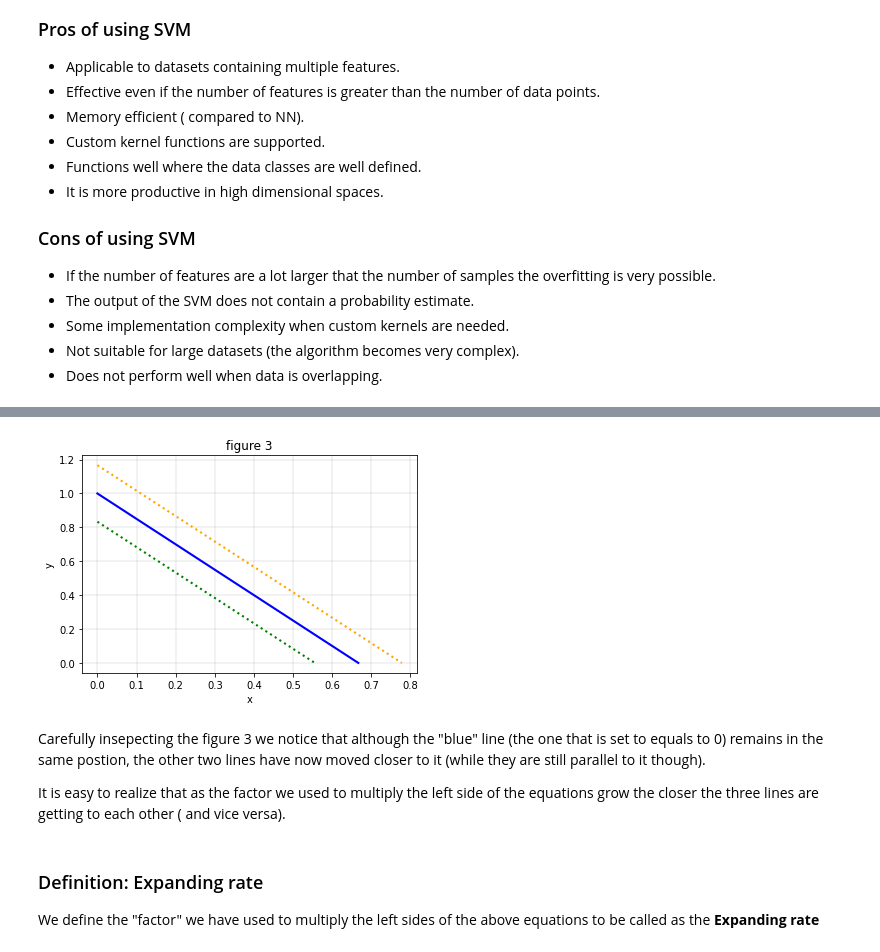
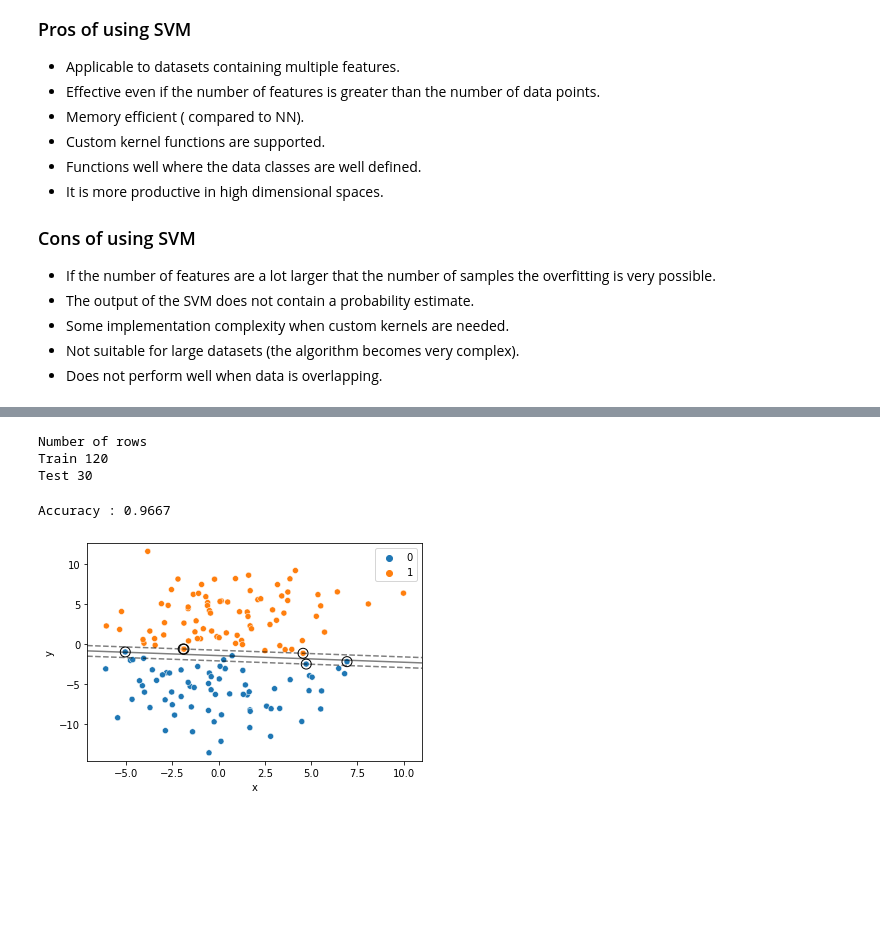
Before and after one commit to codingismycraft/ML_Introduction, a Jupyter notebook: notebooks/05-00.1-intro-support-vector-machine.ipynb, the cells around one changed output, grey strips where cells are left out. Drawn from its saved outputs; the diff is of its cells as text; code cells hidden in the pictures; blank space fills up the shorter version.

```diff
--- a/notebooks/05-00.1-intro-support-vector-machine.ipynb
+++ b/notebooks/05-00.1-intro-support-vector-machine.ipynb
@@ -134,21 +105,50 @@ as follows:
-# %%
-a, b, c = 3*3, 3*2, 3*-2
-plot_line(a=a, b=b, c=c, d = 0, color="blue", linestyle='solid', linewidth=2.1 )
-plot_line(a=a, b=b, c=c, d = -1, color="green", linestyle='dotted', linewidth=2.1 )
-plot_line(a=a, b=b, c=c, d = 1, color="orange", linestyle='dotted', linewidth=2.1 )
-_ = plt.title("figure 3")
-# %% [output]
-[figure, removed]
-# %% [markdown]
-Carefully insepecting the figure 3 we notice that although
-the "blue" line (the one that is set to equals to 0) remains
-in the same postion, the other two lines have now moved closer to it (while they are still parallel to it though).
-
-It is easy to realize that as the factor we used to multiply the
-left side of the equations grow the closer the three lines are
-getting to each other ( and vice versa).
-# %% [markdown]
-### Definition: Expanding rate
-
-We define the "factor" we have used to multiply the left sides
-of the above equations to be called as the **Expanding rate**
+# %%
+X = data.copy()
+Y = pd.DataFrame(X.pop("Label"))
+X_train, X_test, y_train, y_test = train_test_split(X, Y, test_size=0.2)
+print("Number of rows")
+print("Train", X_train.shape[0])
+print("Test", X_test.shape[0])
+# %% [output]
+Number of rows
+Train 120
+Test 30
+# %%
+clf=SVC(kernel='linear', C=1.0)
+
+# fit classifier to training set
+clf.fit(X_train,y_train)
+
+# make predictions on test set
+y_pred=clf.predict(X_test)
+
+# compute and print accuracy score
+print('Accuracy : {0:0.4f}'. format(accuracy_score(y_test, y_pred)))
+
+_ = sns.scatterplot(x = df["x"], y = df["y"], hue=kmeans.labels_)
+
+# # plot the decision function
+ax = plt.gca()
+DecisionBoundaryDisplay.from_estimator(
+    clf,
+    X_train,
+    plot_method="contour",
+    colors="k",
+    levels=[-1, 0, 1],
+    alpha=0.5,
+    linestyles=["--", "-", "--"],
+    ax=ax,
+)
+# # plot support vectors
+ax.scatter(
+    clf.support_vectors_[:, 0],
+    clf.support_vectors_[:, 1],
+    s=100,
+    linewidth=1,
+    facecolors="none",
+    edgecolors="k",
+)
+plt.show()
+# %% [output]
+Accuracy : 0.9667
+[figure, added]
```
Also changed, not shown: parts of 10 cells of this notebook, 1 other file.
